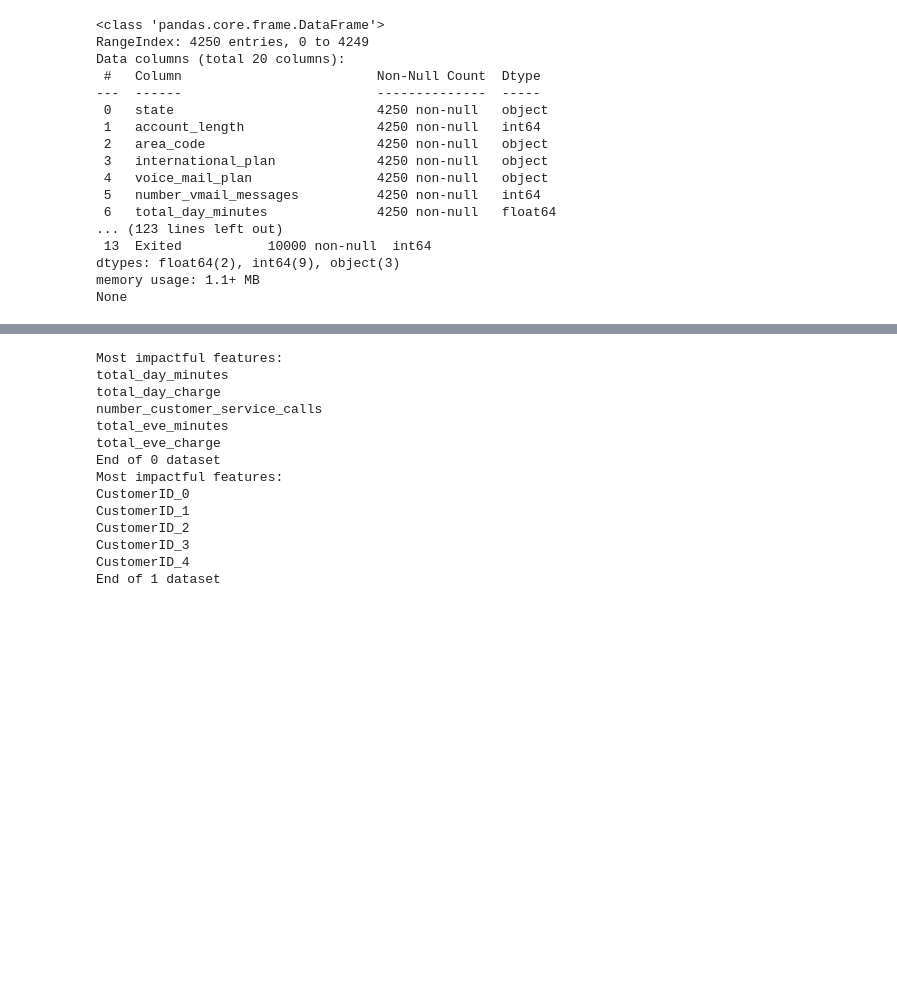
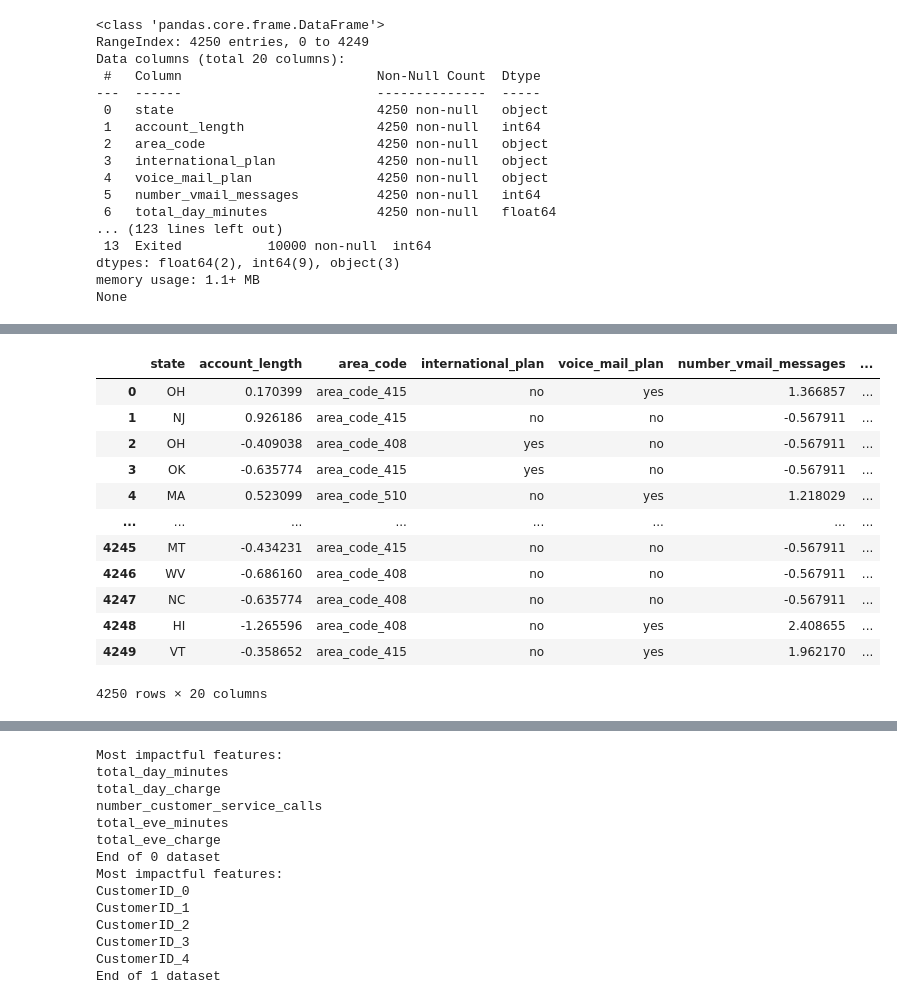
Before and after one commit to hung9988/Intro_AI_multi_dataset, a Jupyter notebook: cus_churn_total.ipynb, the cells around one changed output, grey strips where cells are left out. Saved outputs shown, nothing was run; the diff lists cells and outputs as text; code cells hidden in the pictures; blank space fills up the shorter version.

```diff
--- a/cus_churn_total.ipynb
+++ b/cus_churn_total.ipynb
@@ -42,19 +116,19 @@ for (index,dataset) in enumerate(datasets):
     for column in dataset.columns:
         ### print information about the column
         print(column, dataset[column].dtype, dataset[column].nunique())
-        ### cast the column to float if possible ( columns with ' ' has dtype object but now the na are removed we can cast it back to float)
 
         ### check if the column is categorical and if it has more than 7 unique values pass it to binary encoding, else to one hot encoding
         if dataset[column].dtype=='object':
              ### cast the column to float if possible ( columns with ' ' has dtype object but now the na are removed we can cast it back to float)
             try:
                 dataset[column] = dataset[column].astype(float)
-            except ValueError:
+            except:
                 pass
+
             if dataset[column].nunique() > 7:
-                dataset_binary_encoded[index].append(column)
+                    dataset_binary_encoded[index].append(column)
             else:
-                dataset_one_hot_encoded[index].append(column)
+                    dataset_one_hot_encoded[index].append(column)
     print("\n\n")
 
     datasets[index] = dataset
@@ -143,4 +221,20 @@ memory usage: 2.1 MB
 None
+# %%
+datasets[0]
+# %% [output]
+|  | state | account_length | area_code | international_plan | voice_mail_plan | number_vmail_messages | ... |
+| 0 | OH | 0.170399 | area_code_415 | no | yes | 1.366857 | ... |
+| 1 | NJ | 0.926186 | area_code_415 | no | no | -0.567911 | ... |
+| 2 | OH | -0.409038 | area_code_408 | yes | no | -0.567911 | ... |
+| 3 | OK | -0.635774 | area_code_415 | yes | no | -0.567911 | ... |
+| 4 | MA | 0.523099 | area_code_510 | no | yes | 1.218029 | ... |
+| ... | ... | ... | ... | ... | ... | ... | ... |
+| 4245 | MT | -0.434231 | area_code_415 | no | no | -0.567911 | ... |
+| 4246 | WV | -0.686160 | area_code_408 | no | no | -0.567911 | ... |
+| 4247 | NC | -0.635774 | area_code_408 | no | no | -0.567911 | ... |
+| 4248 | HI | -1.265596 | area_code_408 | no | yes | 2.408655 | ... |
+| 4249 | VT | -0.358652 | area_code_415 | no | yes | 1.962170 | ... |
+4250 rows × 20 columns
 # %%
 ## split feautures and labels for each dataset
 X_data: list[DataFrame] = []
```
Also changed, not shown: parts of 11 cells of this notebook.
